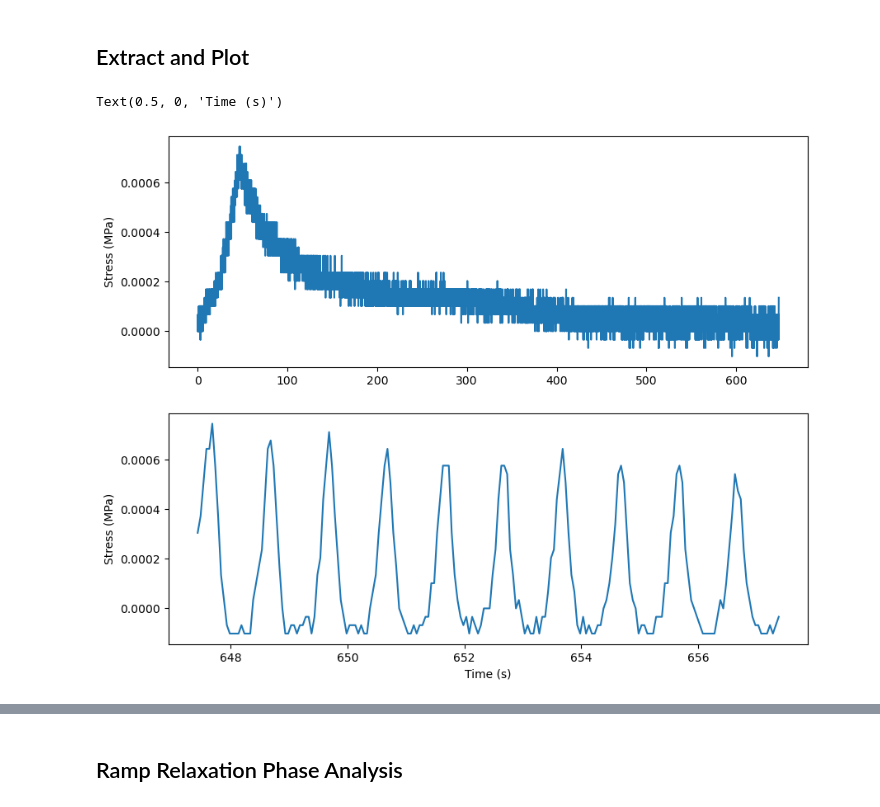
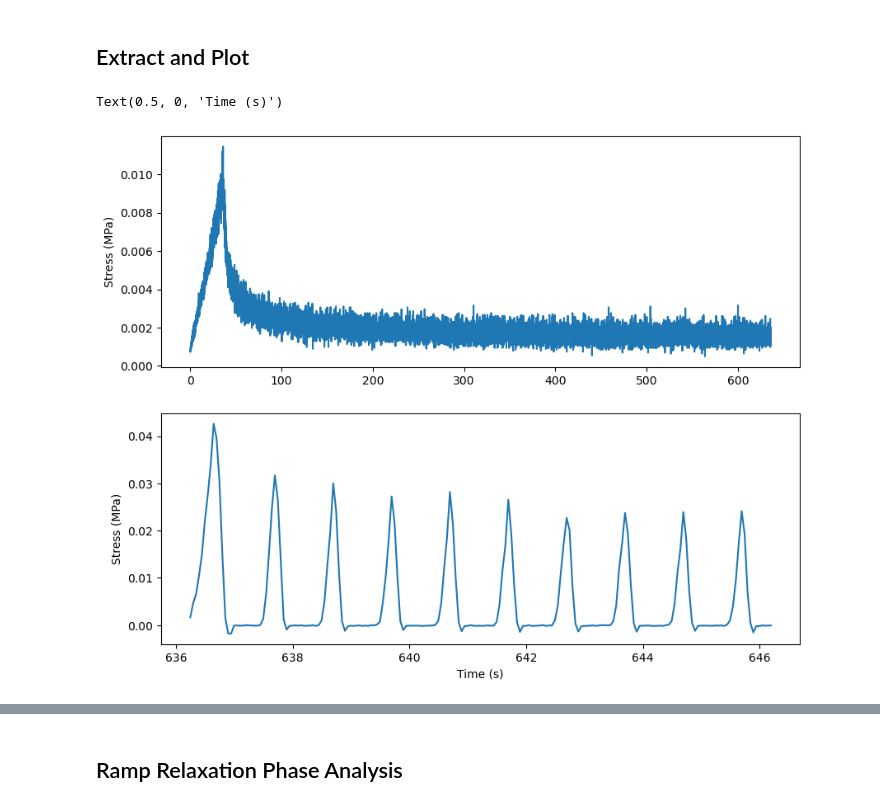
Before and after one commit to hagneeptatt/ramp-relaxation-mechanical-test-analysis, a Jupyter notebook: main_mech_test_analysis_notebook.ipynb, the cells around one changed output, grey strips where cells are left out. Cells and saved outputs as stored; diff of their text form; code cells hidden in the pictures.

```diff
--- a/main_mech_test_analysis_notebook.ipynb
+++ b/main_mech_test_analysis_notebook.ipynb
@@ -26,5 +26,5 @@ from scipy.signal import savgol_filter
 # %%
-filename = '137algd28 03082024 070526_tdf.csv'
+filename = '137_400cond28 03082024 072245_tdf.csv'
 
 folder_path = r'C:\Users\mbgm4fs3\OneDrive - The University of Manchester\PhD\Experimental\Data\5. Mechanical Stimulation\Primary\Mechanical testing\raw_data'
 file_path = Path(folder_path) / filename
@@ -42,37 +42,37 @@ raw_df = raw_df.reset_index(drop=True)
 raw_df = raw_df.astype(float)
 
 # define sample dimensions
-thickness = 2.37 # mm
-diameter = 6.13 # mm
+thickness = 1.81 # mm
+diameter = 5.08 # mm
 area = math.pi * (diameter / 2)**2
 
 # calculate stress and strain
 raw_df['Stress'] = - raw_df['Load 3'] / area
 raw_df['Strain'] = - raw_df['Disp'] / thickness
 
 # split ramp relaxation and dynamic data
 # first need to calculate relaxation and dynamic start times
 strain_rate = 0.01 # mm/s
 t_relax_start = (thickness * 0.2) / strain_rate
 t_dyn_start = t_relax_start + 600
 
 # create filtered df with ramp-relaxation and dynamic data
 ramp_rel_df = raw_df[(raw_df['Elapsed Time'] <= t_dyn_start)].copy()
 
 dyn_df = raw_df[(raw_df['Elapsed Time'] >= t_dyn_start) & (raw_df['Elapsed Time'] <= t_dyn_start + 10)].copy()
 
 # plot seperated portions of data
 fig, axs = subplots(nrows=2, ncols=1, figsize=(10, 8))
 
 axs[0].plot(ramp_rel_df['Elapsed Time'], ramp_rel_df['Stress'])
 axs[0].set_ylabel('Stress (MPa)')
 
 axs[1].plot(dyn_df['Elapsed Time'], dyn_df['Stress'])
 axs[1].set_ylabel('Stress (MPa)')
 axs[1].set_xlabel('Time (s)')
 # %% [output]
 Text(0.5, 0, 'Time (s)')
-[figure, old version]
+[figure, new version]
 # %%
 # smooth ramp data
 ramp_rel_df['Stress_smooth'] = savgol_filter(ramp_rel_df['Stress'], 200, 2)
```
Also changed, not shown: parts of 5 cells of this notebook, 2 other files.
